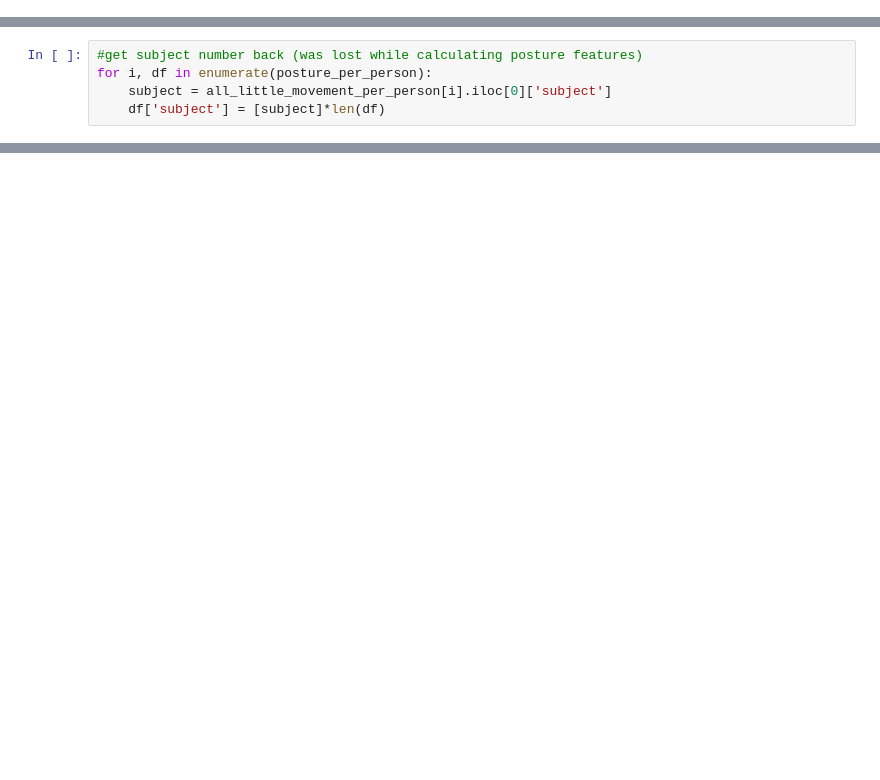
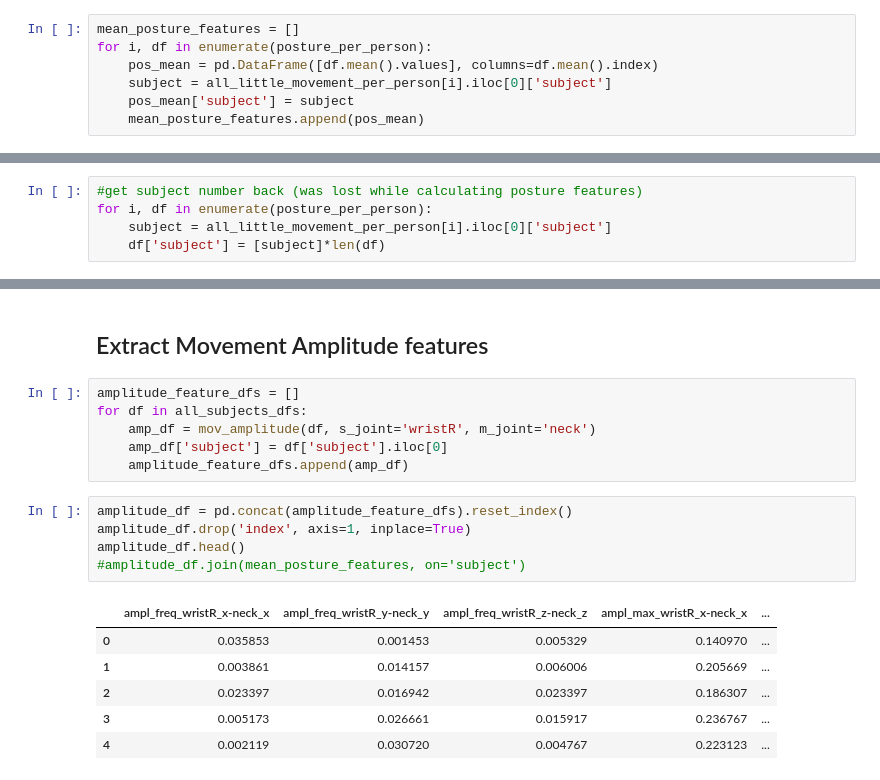
Before and after one commit to stallmo/mrp_5, a Jupyter notebook: notebooks/FeatureExploration.ipynb, the cells around one changed output, grey strips where cells are left out. Drawn from its saved outputs; the diff is of its cells as text; blank space fills up the shorter version.

```diff
--- a/notebooks/FeatureExploration.ipynb
+++ b/notebooks/FeatureExploration.ipynb
@@ -197 +178,8 @@ posture_per_person[0].head()
 5 rows × 165 columns
+# %%
+mean_posture_features = []
+for i, df in enumerate(posture_per_person):
+    pos_mean = pd.DataFrame([df.mean().values], columns=df.mean().index)
+    subject = all_little_movement_per_person[i].iloc[0]['subject']
+    pos_mean['subject'] = subject
+    mean_posture_features.append(pos_mean)
@@ -266,0 +220,20 @@ plt.show()
+# %% [markdown]
+## Extract Movement Amplitude features
+# %%
+amplitude_feature_dfs = []
+for df in all_subjects_dfs:
+    amp_df = mov_amplitude(df, s_joint='wristR', m_joint='neck')
+    amp_df['subject'] = df['subject'].iloc[0]
+    amplitude_feature_dfs.append(amp_df)
+# %%
+amplitude_df = pd.concat(amplitude_feature_dfs).reset_index()
+amplitude_df.drop('index', axis=1, inplace=True)
+amplitude_df.head()
+#amplitude_df.join(mean_posture_features, on='subject')
+# %% [output]
+|  | ampl_freq_wristR_x-neck_x | ampl_freq_wristR_y-neck_y | ampl_freq_wristR_z-neck_z | ampl_max_wristR_x-neck_x | ... |
+| 0 | 0.035853 | 0.001453 | 0.005329 | 0.140970 | ... |
+| 1 | 0.003861 | 0.014157 | 0.006006 | 0.205669 | ... |
+| 2 | 0.023397 | 0.016942 | 0.023397 | 0.186307 | ... |
+| 3 | 0.005173 | 0.026661 | 0.015917 | 0.236767 | ... |
+| 4 | 0.002119 | 0.030720 | 0.004767 | 0.223123 | ... |
```
Also changed, not shown: parts of 20 cells of this notebook, 3 other files.
